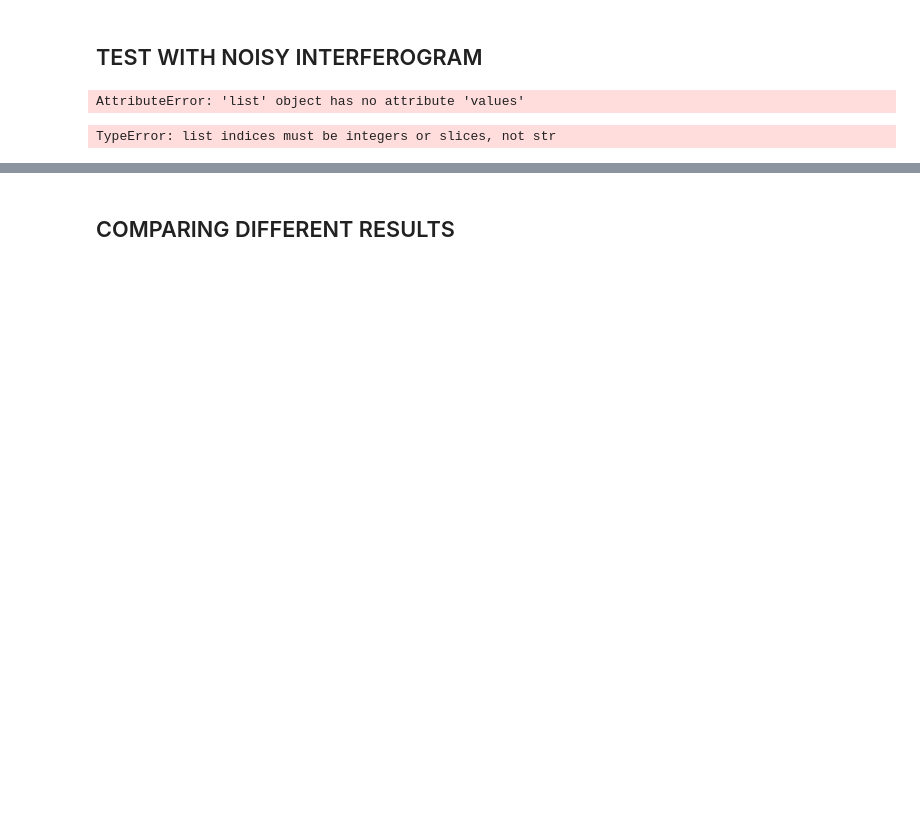
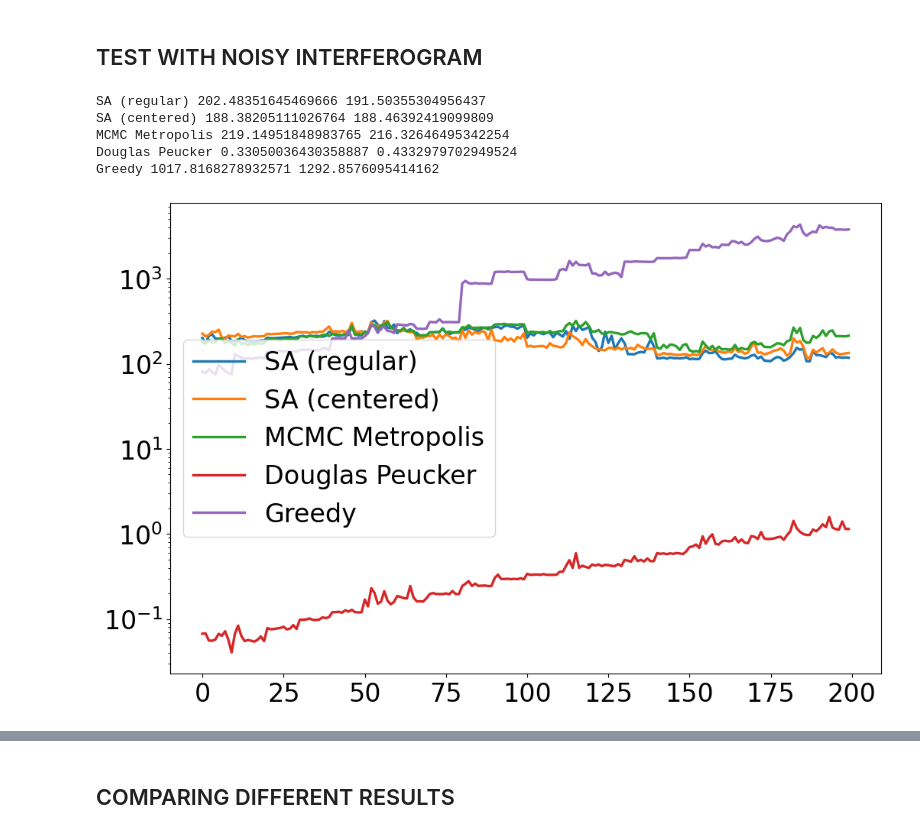
Before and after one commit to Jammi-Dodgers/THz-Compressed-Sensing, a Jupyter notebook: CS_parameter_scan.ipynb, the cells around one changed output, grey strips where cells are left out. Drawn from its saved outputs; the diff is of its cells as text; code cells hidden in the pictures; blank space fills up the shorter version.

```diff
--- a/CS_parameter_scan.ipynb
+++ b/CS_parameter_scan.ipynb
@@ -31,8 +31,8 @@ regularization_coeffient = 1e-3 # DECREASE FOR COMPLEX IMAGES (up to 1e-7 (float
 # %%
 #LOOP INITIALISATION
 
-unique_reduced_points = [4, 6, 8, 10, 12, 14, 16, 20, 25, 30, 35, 40, 50, 60, 80, 100, 120, 140, 160, 180]
-repetitions = 10
+unique_reduced_points = [8]
+repetitions = 5
 reduced_points = np.repeat(unique_reduced_points, repetitions)
 
 dataset = cs.open_dataset(training_file_name, file_type)
@@ -101,3 +101,16 @@ for reduced_point in tqdm(reduced_points):
     cs.append_array_to_csv(detectors, optlocs_file)
 
 #np.split(configurations["Greedy"], np.cumsum(reduced_points)[:-1]) # shouldn't need this anymore
+# %%
+##### EMERGENCY DATA RECOVERY #####
+np.set_printoptions(threshold=sys.maxsize)
+
+edata = cs.open_csv("data\\1dmockanderrors15_optlocs.csv")
+edata = edata[-1000:]
+ereshape = np.reshape(edata, (-1, 5, edata.shape[1]))
+ereshape = ereshape.transpose(1, 0, 2)
+
+edict = {method: [config[~np.isnan(config)].astype(int) for config in configs] for method, configs in zip(runtimes.keys(), ereshape)}
+
+print(edata.shape, ereshape.shape)
+edict
@@ -104,34 +136,54 @@ for reduced_point in tqdm(reduced_points):
+# %%
+configurations = edict
 # %% [markdown]
 ## TEST WITH NOISY INTERFEROGRAM
 # %%
 test_file_number = 17
 test_file_name = "1dmockanderrors{:d}".format(test_file_number)
 #test_file_name = "240802134128_processed1d"
+regularization_coeffient = 1e-3
 
 file_type = ".csv"
 target, uncertainties = cs.open_dataset(test_file_name, file_type)
 
 median_runtimes, mean_runtimes = {}, {}
-for method, scores, configurations in list(zip(best_scores.keys(), best_scores.values(), configurations.values())): # Re-evaluate all of the scores for a noisy version of the interferogram.
-    median_runtimes[method] = np.median(runtimes[method])
-    mean_runtimes[method] = np.mean(runtimes[method])
+for method, scores, configs in list(zip(best_scores.keys(), best_scores.values(), configurations.values())): # Re-evaluate all of the scores for a noisy version of the interferogram.
     print(method, median_runtimes[method], mean_runtimes[method])
-    for n, score, configuration in zip(range(len(scores)), scores, configurations):
-        best_scores[method][n] = cs.evaluate_score(configuration, target, uncertainties, regularization_coeffient)
+    for n, score, config in zip(range(len(scores)), scores, configs):
+        best_scores[method][n] = cs.evaluate_score(config, target, uncertainties, regularization_coeffient)
 # %% [output]
-AttributeError: 'list' object has no attribute 'values'
+SA (regular) 202.48351645469666 191.50355304956437
+SA (centered) 188.38205111026764 188.46392419099809
+MCMC Metropolis 219.14951848983765 216.32646495342254
+Douglas Peucker 0.33050036430358887 0.4332979702949524
+Greedy 1017.8168278932571 1292.8576095414162
+# %%
+fig, axs = plt.subplots(1, 1, figsize= (12, 8))
+
+for method, runtime in runtimes.items():
+    axs.plot(runtime, label= method)
+
+axs.set(yscale= "log")
+plt.legend()
+plt.show()
+# %% [output]
+[figure, added]
 # %%
-mean_score, std_score, max_score, min_score, best_configurations = {}, {}, {}, {}, {}
+mean_score, median_score, std_score, max_score, min_score, best_configurations = {}, {}, {}, {}, {}, {}
 for method, best_score in best_scores.items():
     if len(best_score) > 0:
         reshaped_best_scores = np.reshape(best_score, (len(unique_reduced_points), repetitions))
         mean_score[method] = np.mean(reshaped_best_scores, axis= 1)
+        median_score[method] = np.median(reshaped_best_scores, axis= 1)
         std_score[method] = np.std(reshaped_best_scores, axis= 1)
         max_score[method] = np.max(reshaped_best_scores, axis= 1)
         min_score[method] = np.min(reshaped_best_scores, axis= 1)
-        best_configurations[method] = configurations[method][np.argmin(reshaped_best_scores, axis= 1)]
+
+        best_configurations[method] = [configurations[method][best_idx + n*repetitions] for n, best_idx in enumerate(np.argmin(reshaped_best_scores, axis= 1))]
+
+        reshaped_runtimes = np.reshape(runtimes[method], (-1, repetitions))
+        median_runtimes[method] = np.median(reshaped_runtimes, axis= 1)
+        mean_runtimes[method] = np.mean(reshaped_runtimes, axis= 1)
-# %% [output]
-TypeError: list indices must be integers or slices, not str
 # %%
 flatline = np.zeros_like(target)
 flatline_score = np.linalg.norm((target -flatline) /uncertainties) #This is the chi-squared
```
Also changed, not shown: parts of 11 cells of this notebook, 16 other files.
